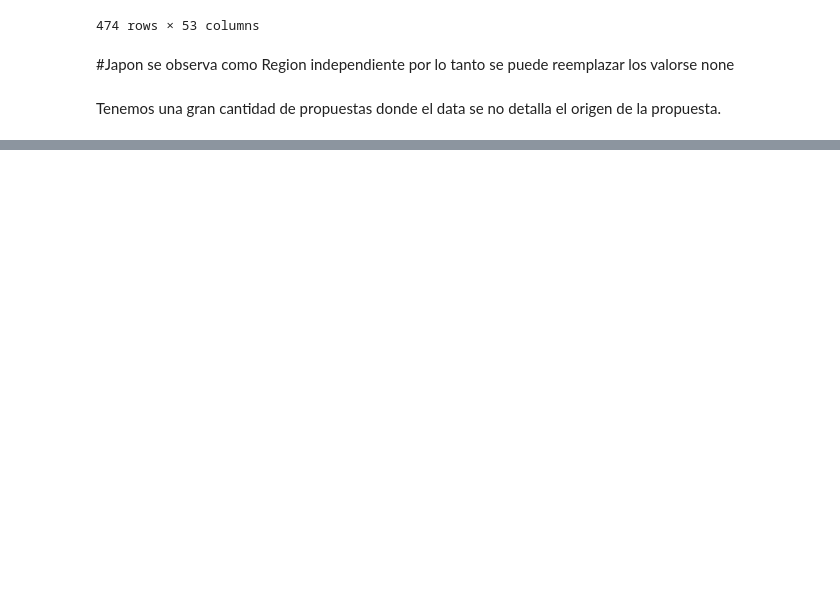
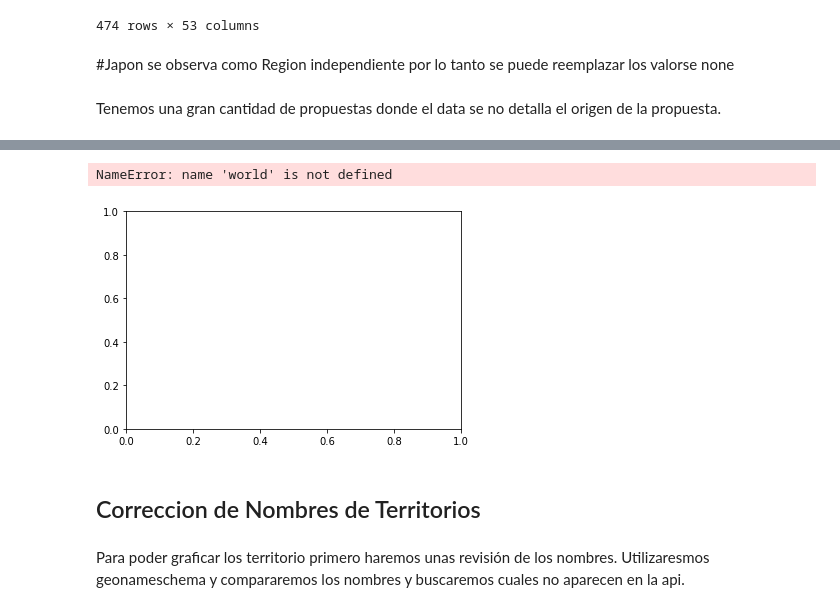
Before and after one commit to faristegui/tpdatos-2c-2020, a Jupyter notebook: tp1-cesar.ipynb, the cells around one changed output, grey strips where cells are left out. Cells and saved outputs as stored; diff of their text form; code cells hidden in the pictures; blank space fills up the shorter version.

Commit message:
Commit con trabajo sobre campos Territory y Region
Se esta trabajando en la corrección de los campos Territory y Region para mapas

```diff
--- a/tp1-cesar.ipynb
+++ b/tp1-cesar.ipynb
@@ -426,3 +450,20 @@ AttributeError: module 'pygal.maps' has no attribute 'world'
 # %%
 #!pip install pygal
 #!pip install pygal_maps_world
+# %%
+# Plot population estimates with an accurate legend
+
+fig, ax = plt.subplots(1, 1)
+
+world.plot(column='pop_est',
+            ax=ax,
+            legend=True,
+            legend_kwds={'label': "Population by Country",'orientation': "horizontal"})
+# %% [output]
+NameError: name 'world' is not defined
+[figure, added]
+# %% [markdown]
+## Correccion de Nombres de Territorios
+# %% [markdown]
+Para poder graficar los territorio primero haremos unas revisión de los nombres.
+Utilizaresmos geonameschema y compararemos los nombres y buscaremos cuales no aparecen en la api.
```
Also changed, not shown: parts of 87 cells of this notebook.
